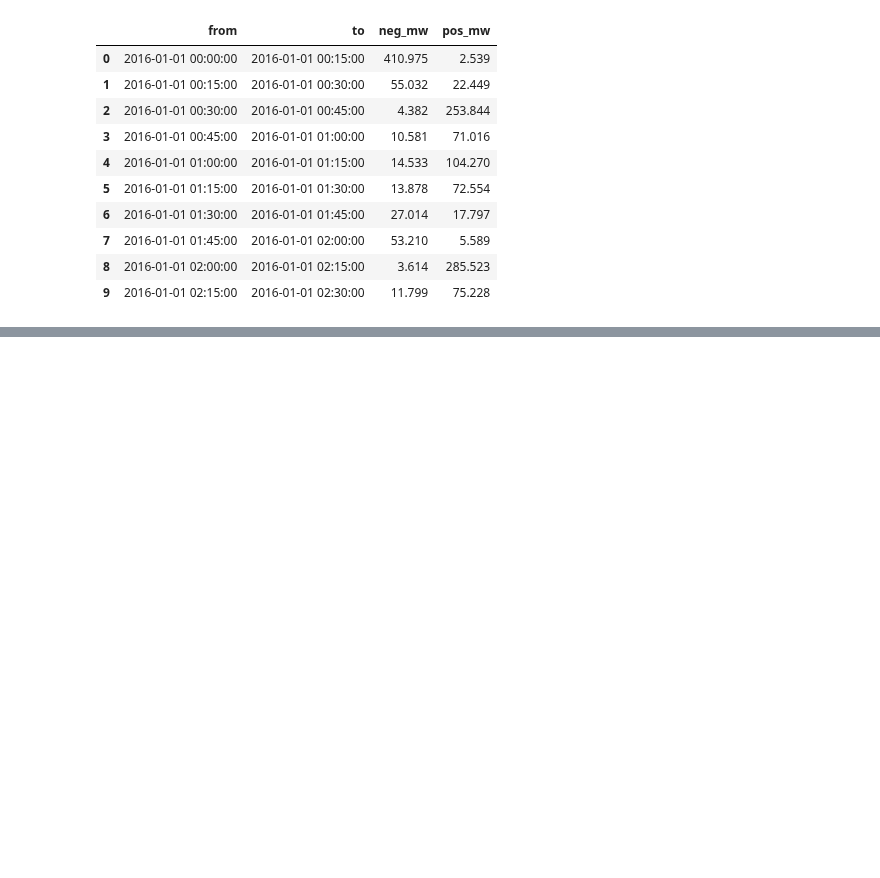
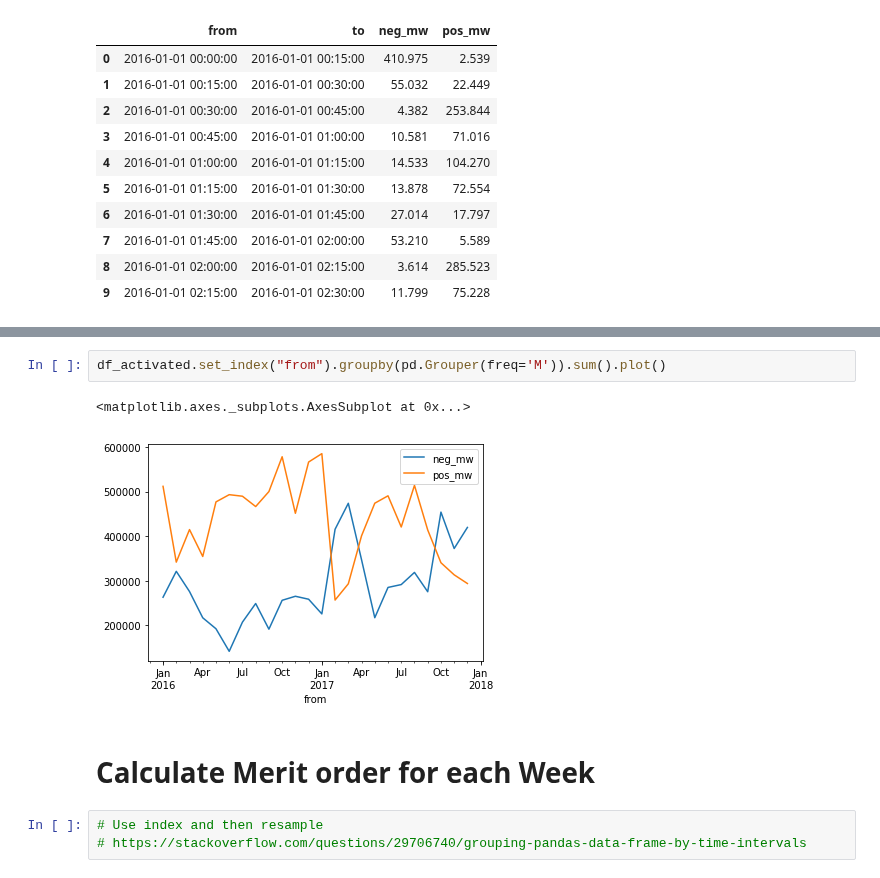
Before and after one commit to indyfree/FleetSim, a Jupyter notebook: notebooks/03-Electricity-Markets.ipynb, the cells around one changed output, grey strips where cells are left out. Cells and saved outputs as stored; diff of their text form; blank space fills up the shorter version.

```diff
--- a/notebooks/03-Electricity-Markets.ipynb
+++ b/notebooks/03-Electricity-Markets.ipynb
@@ -101,0 +192,10 @@ df_activated.head(10)
+# %%
+df_activated.set_index("from").groupby(pd.Grouper(freq='M')).sum().plot()
+# %% [output]
+<matplotlib.axes._subplots.AxesSubplot at 0x...>
+[figure, added]
+# %% [markdown]
+# Calculate Merit order for each Week
+# %%
+# Use index and then resample
+# https://stackoverflow.com/questions/29706740/grouping-pandas-data-frame-by-time-intervals
```
Also changed, not shown: parts of 18 cells of this notebook, 1 other file.
